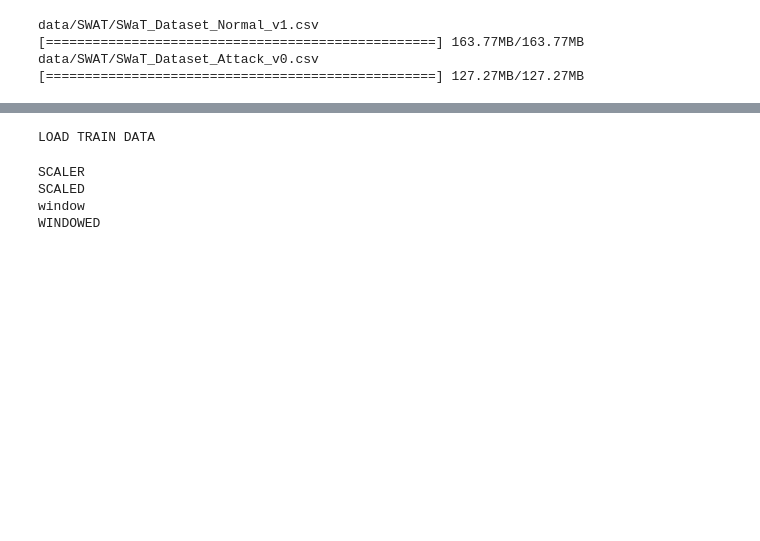
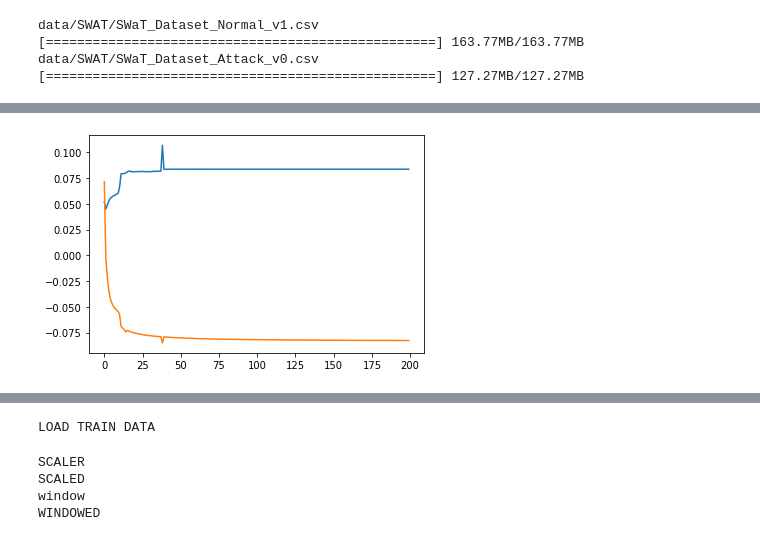
Before and after one commit to antonioalbanese/Time-Series-Anomaly-Detection-An-experimental-survey, a Jupyter notebook: Experiment.ipynb, the cells around one changed output, grey strips where cells are left out. Saved outputs shown, nothing was run; the diff lists cells and outputs as text; code cells hidden in the pictures; blank space fills up the shorter version.

```diff
--- a/Experiment.ipynb
+++ b/Experiment.ipynb
@@ -41,16 +42,19 @@ data/SWAT/SWaT_Dataset_Normal_v1.csv
 data/SWAT/SWaT_Dataset_Attack_v0.csv
 [==================================================] 127.27MB/127.27MB
 # %%
-### NEW DEEPANT
+### NEW USAD
 from AnomalyDetectionMethodClass import ADMethod
 
 configuration = {
-    'DATASET': 'SWAT',
-    'DATAPATH': None,
+    'DATASET': 'SWAT', #SWAT, MSL, SMD, NAB
+    'DATAPATH': None, #"realKnownCause/machine_temperature_system_failure.csv", #Only needed with NAB
     'SEQ_LEN': 100,
     'STEP': 100,
+    'HIDDEN_SIZE': 100, #Needed for USAD method
     'LR': 0.0001,
     'EPOCHS': 50,
     'VERBOSE': True
 }
-method = ADMethod(name = 'DEEPANT', config = configuration)
+method = ADMethod(name = 'USAD', config = configuration)
+train_history = method.train()
+_, score = method.test()
@@ -131,0 +102,8 @@ torch.Size([5, 2, 3])
+# %%
+import matplotlib.pyplot as plt
+
+plt.plot(train_history["TRAIN_LOSSES_1"])
+plt.plot(train_history["TRAIN_LOSSES_2"])
+plt.show()
+# %% [output]
+[figure, added]
```
Also changed, not shown: parts of 13 cells of this notebook.
